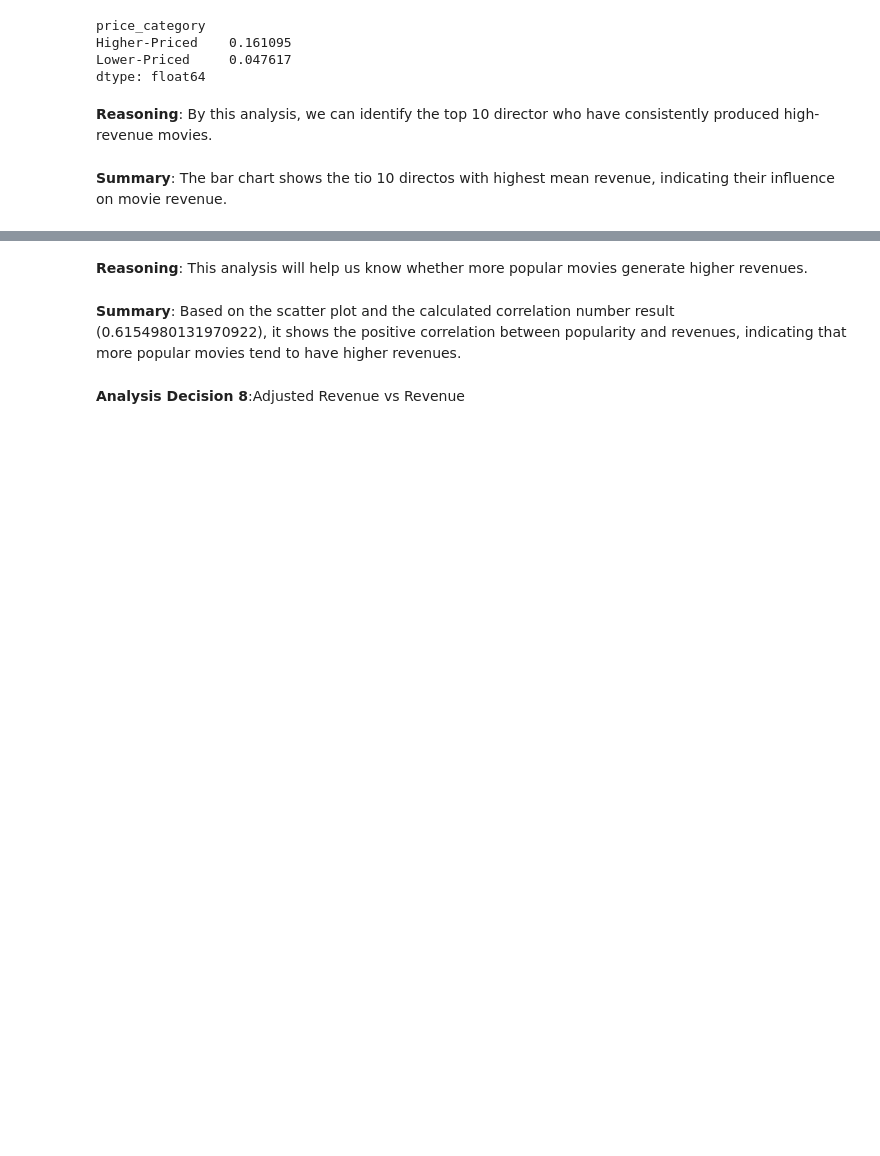
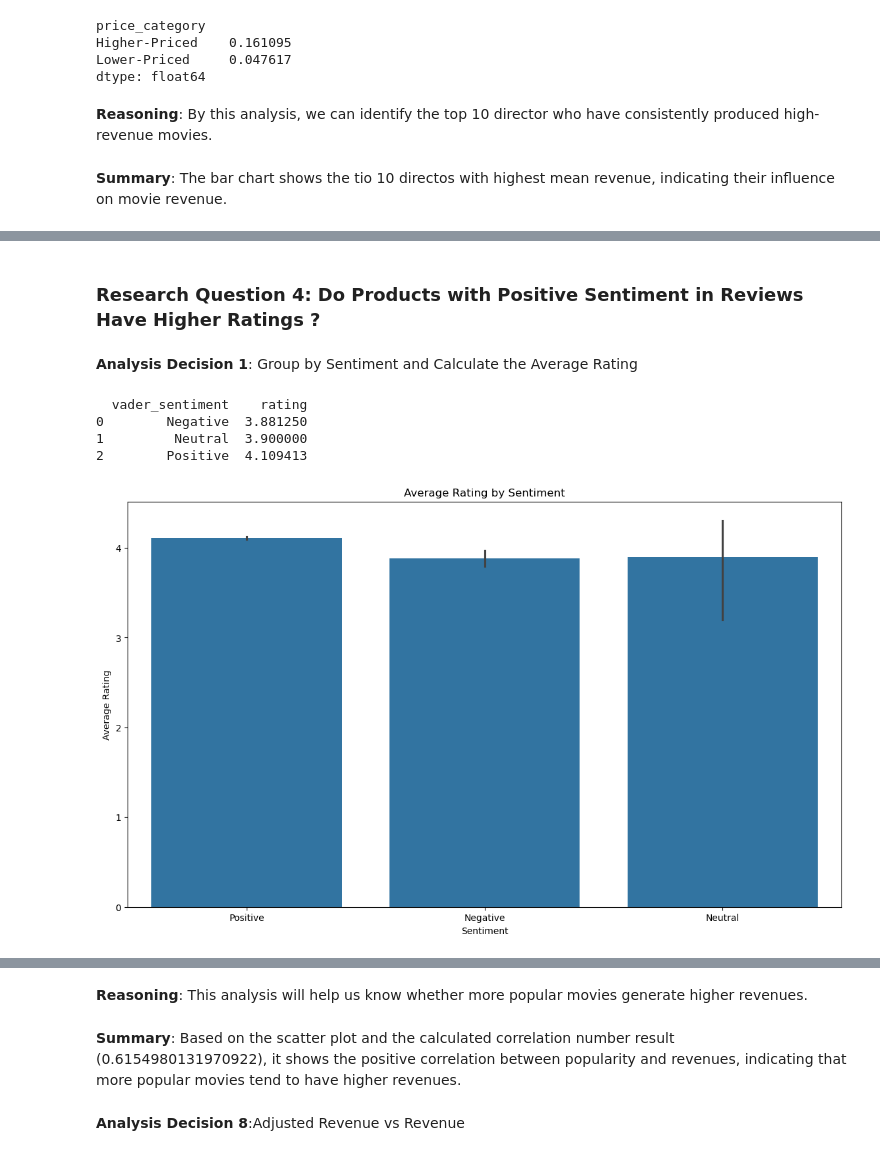
Before and after one commit to haule687/Data-Analyst-Capstone-Amazon-Products, a Jupyter notebook: Investigate_a_Dataset.ipynb, the cells around one changed output, grey strips where cells are left out. Saved outputs shown, nothing was run; the diff lists cells and outputs as text; code cells hidden in the pictures; blank space fills up the shorter version.

Commit message:
Add question 4 and 5

```diff
--- a/Investigate_a_Dataset.ipynb
+++ b/Investigate_a_Dataset.ipynb
@@ -915,0 +894,23 @@ df_revenue['popularity'].corr(df_revenue['revenue'])
+# %% [markdown]
+### Research Question 4:  Do Products with Positive Sentiment in Reviews Have Higher Ratings ?
+# %% [markdown]
+**Analysis Decision 1**: Group by Sentiment and Calculate the Average Rating
+# %%
+# Group by sentiment and calculate the average rating
+sentiment_rating = split_category_df.groupby('vader_sentiment')['rating'].mean().reset_index()
+print(sentiment_rating)
+# %% [output]
+  vader_sentiment    rating
+0        Negative  3.881250
+1         Neutral  3.900000
+2        Positive  4.109413
+# %%
+# Bar plot for average rating by sentiment
+plt.figure(figsize=(14, 8))
+sns.barplot(x='vader_sentiment', y='rating', data=split_category_df, estimator=np.mean)
+plt.title('Average Rating by Sentiment')
+plt.xlabel('Sentiment')
+plt.ylabel('Average Rating')
+plt.show()
+# %% [output]
+[figure, added]
```
Also changed, not shown: parts of 68 cells of this notebook, 5 other files.
